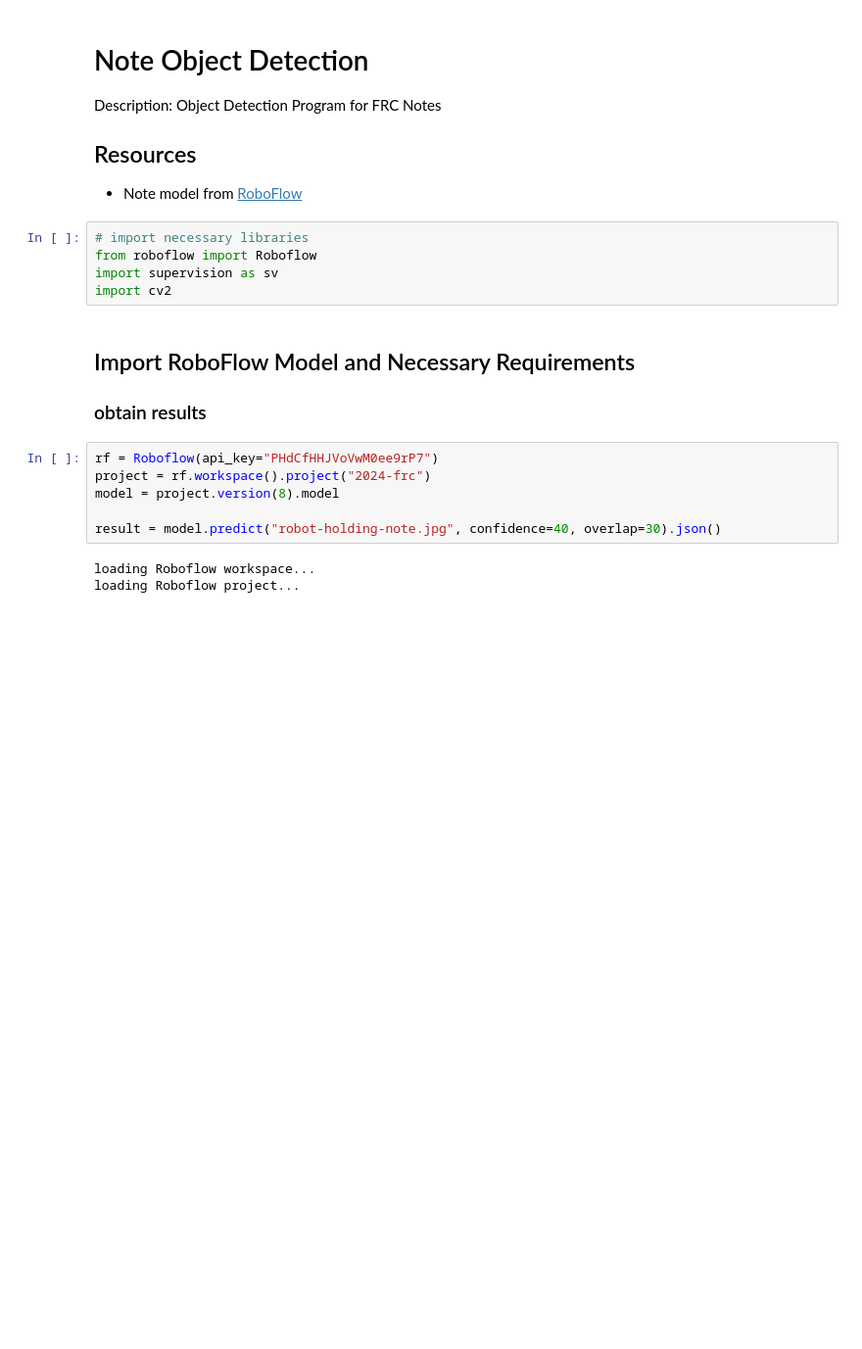
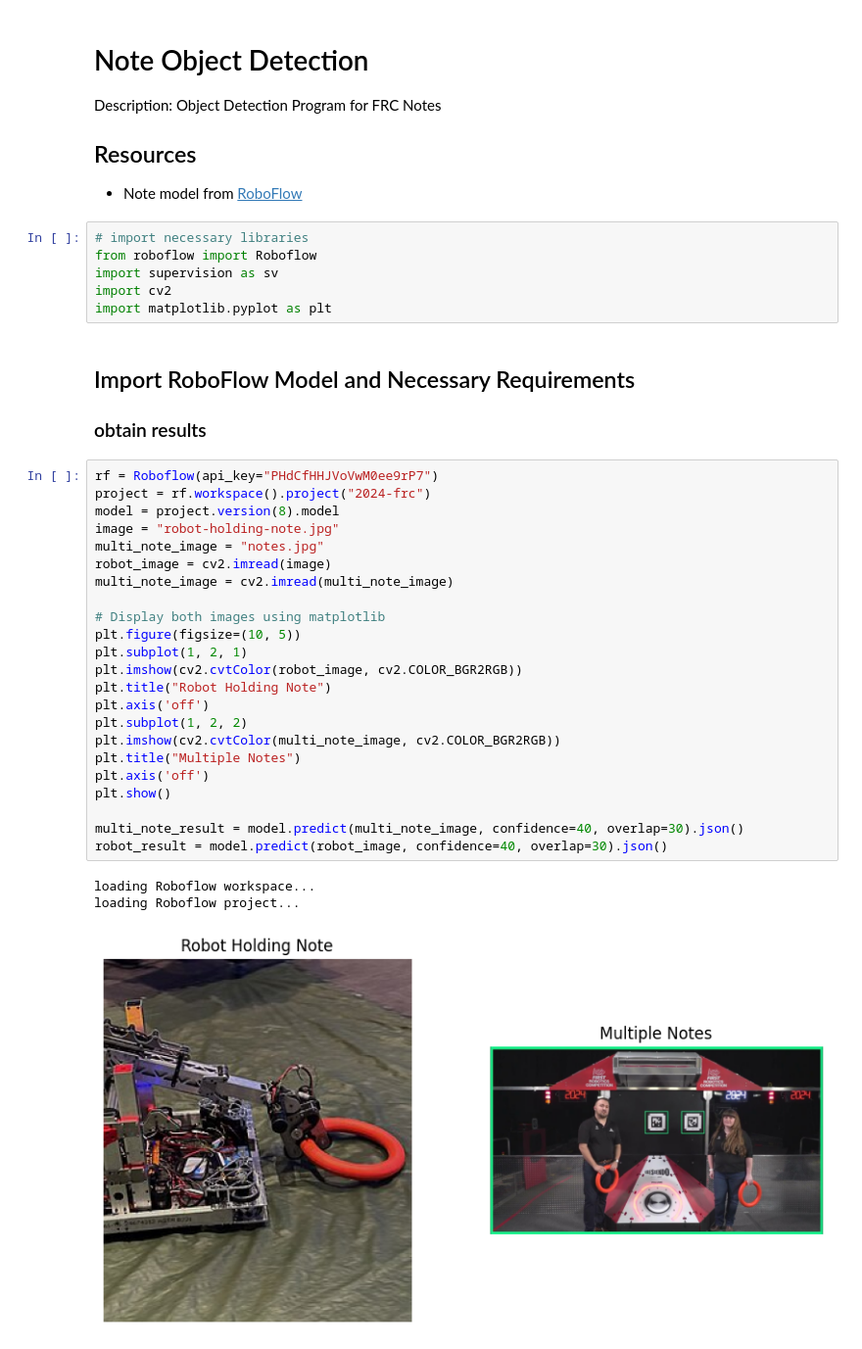
Before and after one commit to itdependz/NoteObjDetecPOC, a Jupyter notebook: NoteObjectDetection.ipynb, the cells around one changed output. Shown: that part at 98% size. Drawn from its saved outputs; the diff is of its cells as text; blank space fills up the shorter version.

Commit message:
completed note detection with images

```diff
--- a/NoteObjectDetection.ipynb
+++ b/NoteObjectDetection.ipynb
@@ -9,16 +9,35 @@ Description: Object Detection Program for FRC Notes
 from roboflow import Roboflow
 import supervision as sv
 import cv2
+import matplotlib.pyplot as plt
 # %% [markdown]
 ## Import RoboFlow Model and Necessary Requirements
 ### obtain results
 # %%
 rf = Roboflow(api_key="PHdCfHHJVoVwM0ee9rP7")
 project = rf.workspace().project("2024-frc")
 model = project.version(8).model
+image = "robot-holding-note.jpg"
+multi_note_image = "notes.jpg"
+robot_image = cv2.imread(image)
+multi_note_image = cv2.imread(multi_note_image)
 
-result = model.predict("robot-holding-note.jpg", confidence=40, overlap=30).json()
+# Display both images using matplotlib
+plt.figure(figsize=(10, 5))
+plt.subplot(1, 2, 1)
+plt.imshow(cv2.cvtColor(robot_image, cv2.COLOR_BGR2RGB))
+plt.title("Robot Holding Note")
+plt.axis('off')
+plt.subplot(1, 2, 2)
+plt.imshow(cv2.cvtColor(multi_note_image, cv2.COLOR_BGR2RGB))
+plt.title("Multiple Notes")
+plt.axis('off')
+plt.show()
+
+multi_note_result = model.predict(multi_note_image, confidence=40, overlap=30).json()
+robot_result = model.predict(robot_image, confidence=40, overlap=30).json()
 # %% [output]
 loading Roboflow workspace...
 loading Roboflow project...
+[figure, added]
 # %%
```
Also changed, not shown: parts of 4 cells of this notebook.
